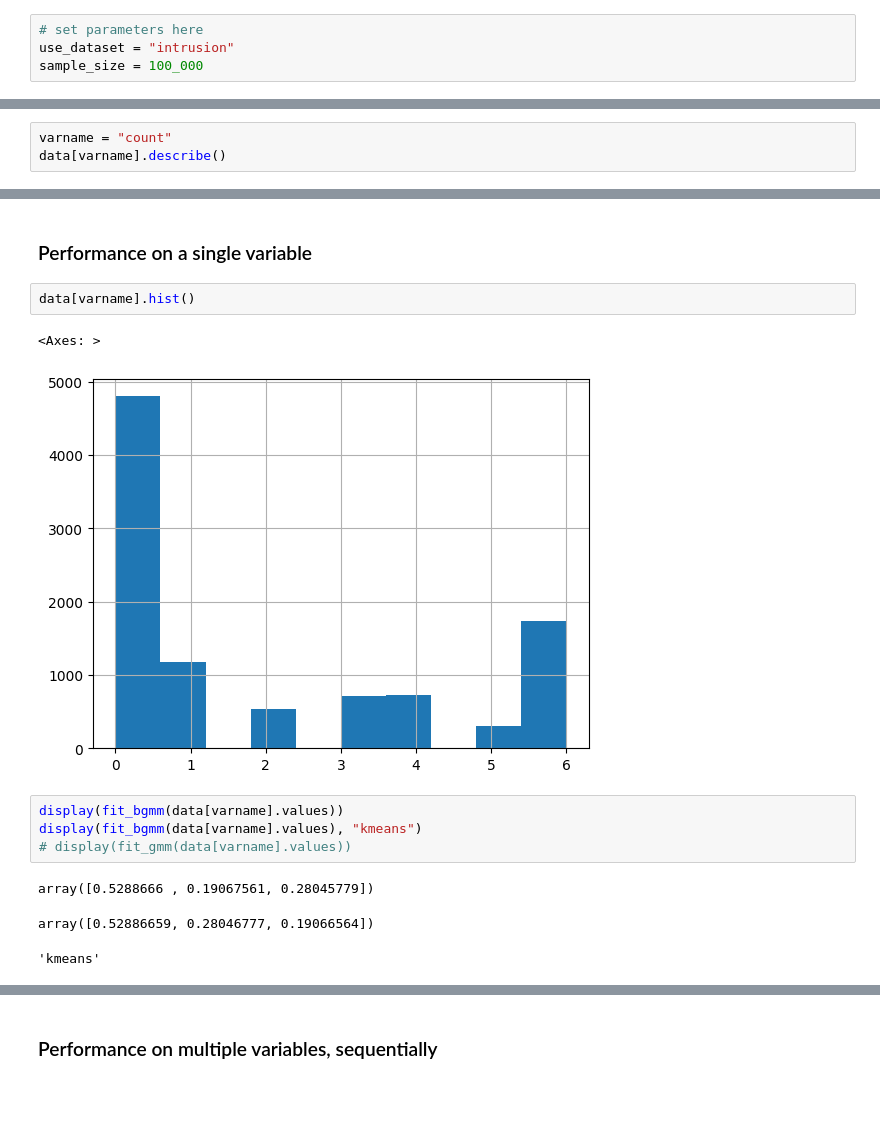
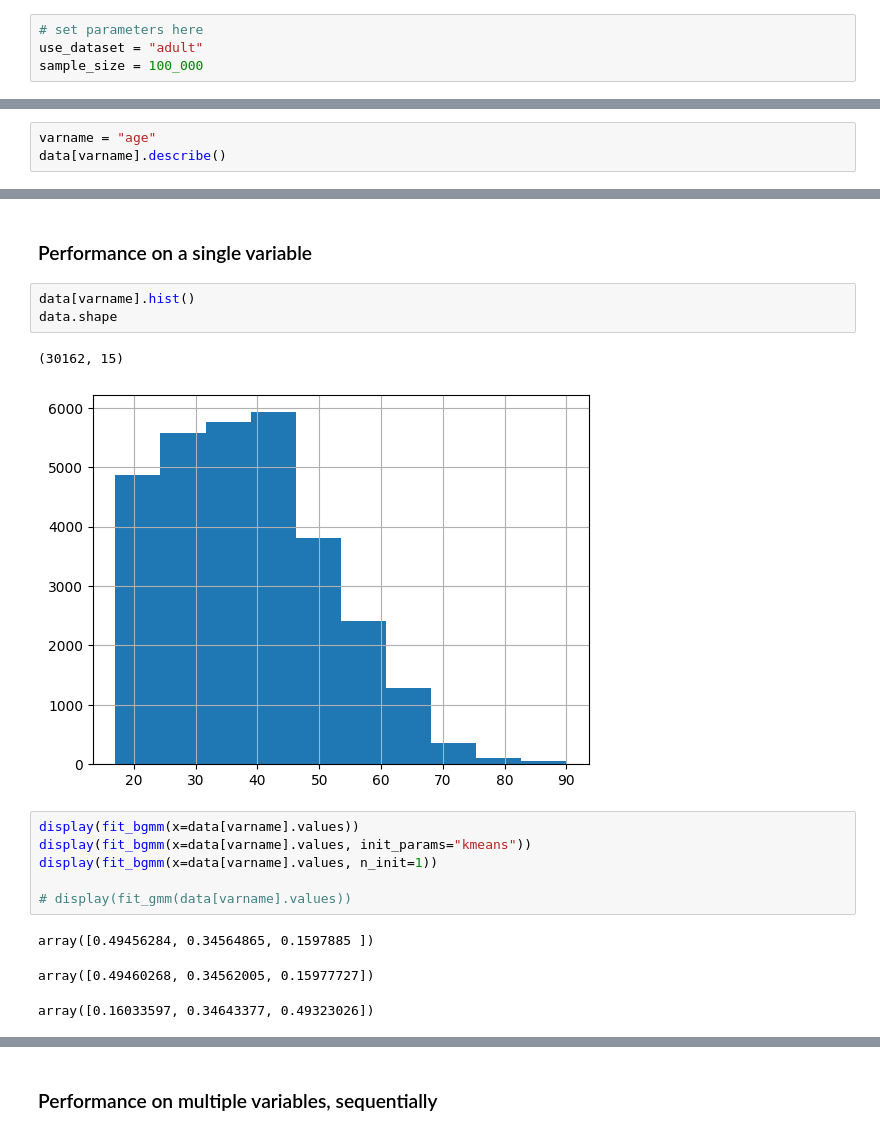
Before and after one commit to private-synthetic-data-social-sciences/explore_dpcgans, a Jupyter notebook: bgmm.ipynb, the cells around one changed output, grey strips where cells are left out. Cells and saved outputs as stored; diff of their text form; blank space fills up the shorter version.

Commit message:
explore bgmm a bit more

```diff
--- a/bgmm.ipynb
+++ b/bgmm.ipynb
@@ -25,7 +25,7 @@ data_map = {
 }
 # %%
 # set parameters here
-use_dataset = "intrusion"
+use_dataset = "adult"
 sample_size = 100_000
 # %% [markdown]
 Load data
@@ -92,4 +92,4 @@ print(varnames)
 # %%
-varname = "count"
+varname = "age"
 data[varname].describe()
 # %% [output]
@@ -153,17 +153,20 @@ def sequential_function(data, variables, init_params="random"):
 ### Performance on a single variable
 # %%
 data[varname].hist()
+data.shape
 # %% [output]
-<Axes: >
+(30162, 15)
-[figure, old version]
+[figure, new version]
 # %%
-display(fit_bgmm(data[varname].values))
-display(fit_bgmm(data[varname].values), "kmeans")
+display(fit_bgmm(x=data[varname].values))
+display(fit_bgmm(x=data[varname].values, init_params="kmeans"))
+display(fit_bgmm(x=data[varname].values, n_init=1))
+
 # display(fit_gmm(data[varname].values))
 # %% [output]
-array([0.5288666 , 0.19067561, 0.28045779])
+array([0.49456284, 0.34564865, 0.1597885 ])
-array([0.52886659, 0.28046777, 0.19066564])
+array([0.49460268, 0.34562005, 0.15977727])
-'kmeans'
+array([0.16033597, 0.34643377, 0.49323026])
 # %%
 %timeit -r 1 -n 1 fit_bgmm(data[varname].values)
 # %% [output]
```
Also changed, not shown: parts of 18 cells of this notebook.
